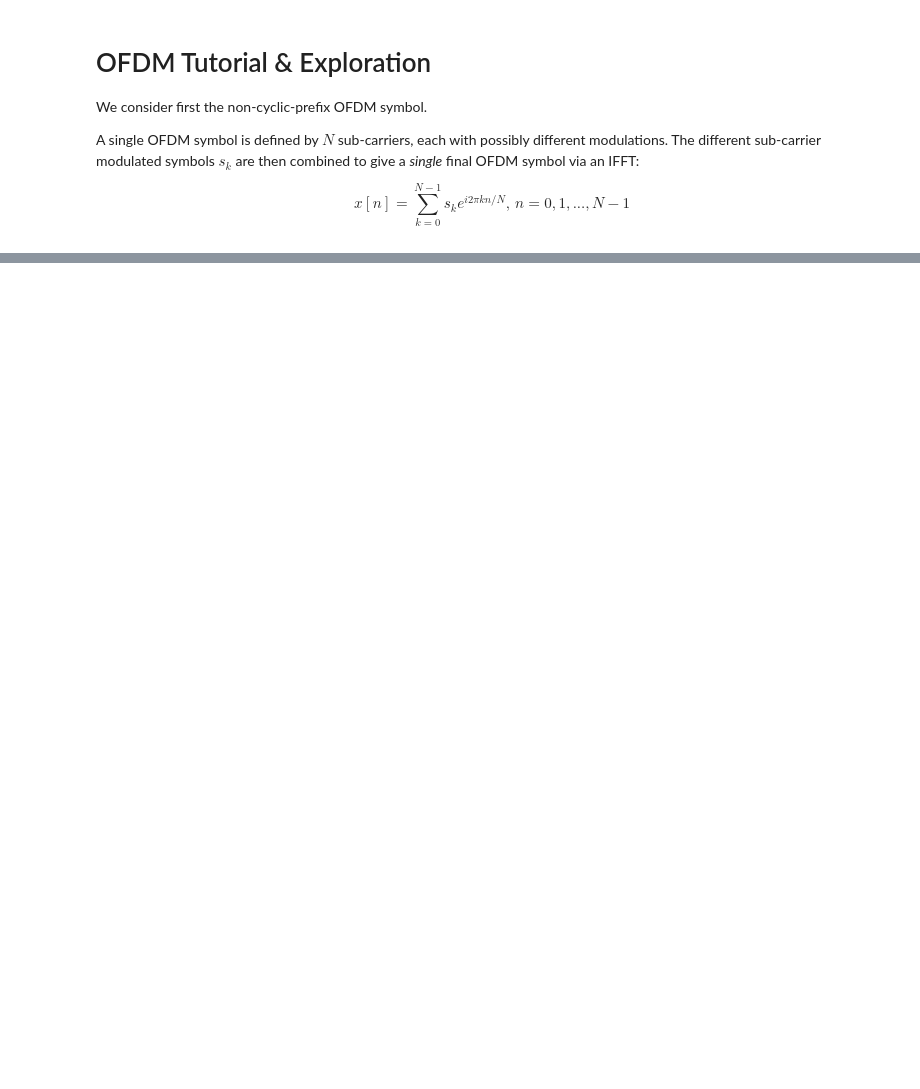
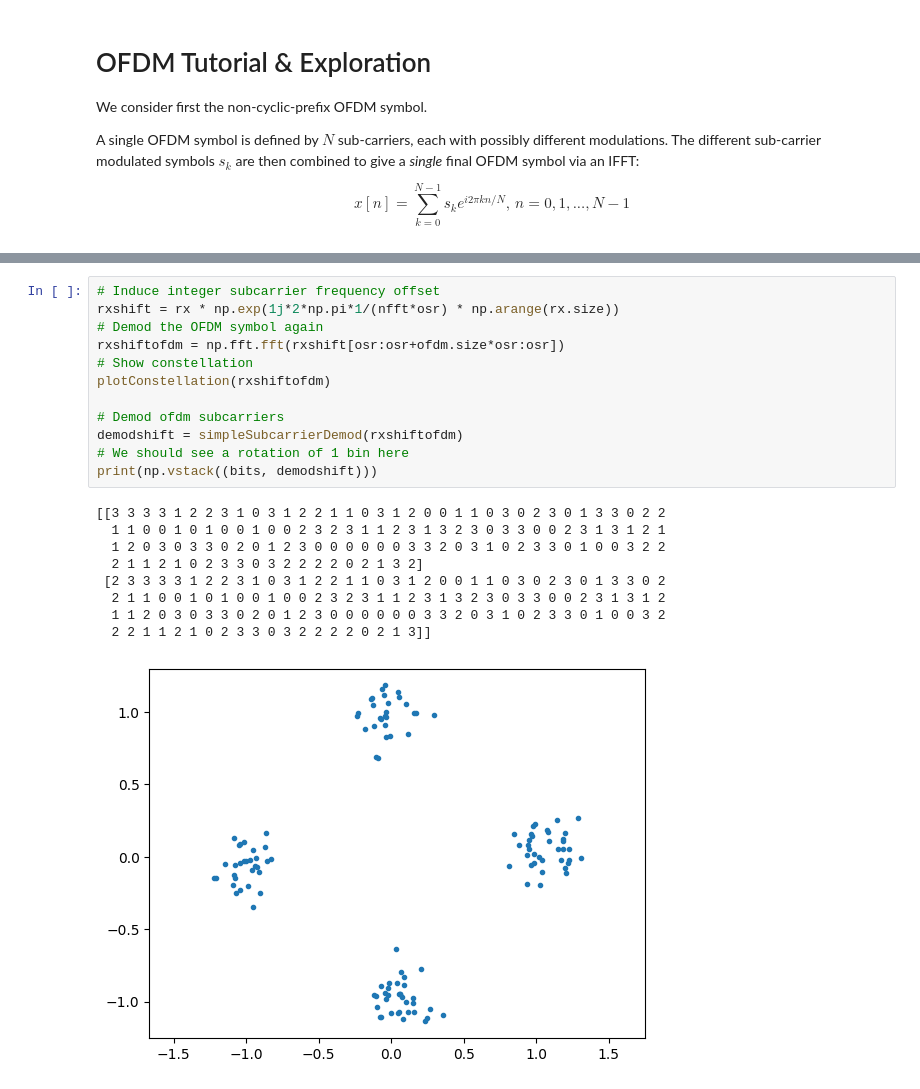
Before and after one commit to icyveins7/pydsproutines, a Jupyter notebook: notebooks/OFDM_Tutorial.ipynb, the cells around one changed output, grey strips where cells are left out. Saved outputs shown, nothing was run; the diff lists cells and outputs as text; blank space fills up the shorter version.

```diff
--- a/notebooks/OFDM_Tutorial.ipynb
+++ b/notebooks/OFDM_Tutorial.ipynb
@@ -43,0 +155,22 @@ What this does in practice is to cause the initial subcarrier modulated symbols
+# %%
+# Induce integer subcarrier frequency offset
+rxshift = rx * np.exp(1j*2*np.pi*1/(nfft*osr) * np.arange(rx.size))
+# Demod the OFDM symbol again
+rxshiftofdm = np.fft.fft(rxshift[osr:osr+ofdm.size*osr:osr])
+# Show constellation
+plotConstellation(rxshiftofdm)
+
+# Demod ofdm subcarriers
+demodshift = simpleSubcarrierDemod(rxshiftofdm)
+# We should see a rotation of 1 bin here
+print(np.vstack((bits, demodshift)))
+# %% [output]
+[[3 3 3 3 1 2 2 3 1 0 3 1 2 2 1 1 0 3 1 2 0 0 1 1 0 3 0 2 3 0 1 3 3 0 2 2
+  1 1 0 0 1 0 1 0 0 1 0 0 2 3 2 3 1 1 2 3 1 3 2 3 0 3 3 0 0 2 3 1 3 1 2 1
+  1 2 0 3 0 3 3 0 2 0 1 2 3 0 0 0 0 0 0 3 3 2 0 3 1 0 2 3 3 0 1 0 0 3 2 2
+  2 1 1 2 1 0 2 3 3 0 3 2 2 2 2 0 2 1 3 2]
+ [2 3 3 3 3 1 2 2 3 1 0 3 1 2 2 1 1 0 3 1 2 0 0 1 1 0 3 0 2 3 0 1 3 3 0 2
+  2 1 1 0 0 1 0 1 0 0 1 0 0 2 3 2 3 1 1 2 3 1 3 2 3 0 3 3 0 0 2 3 1 3 1 2
+  1 1 2 0 3 0 3 3 0 2 0 1 2 3 0 0 0 0 0 0 3 3 2 0 3 1 0 2 3 3 0 1 0 0 3 2
+  2 2 1 1 2 1 0 2 3 3 0 3 2 2 2 2 0 2 1 3]]
+[figure, added]
```
Also changed, not shown: parts of 4 cells of this notebook.
